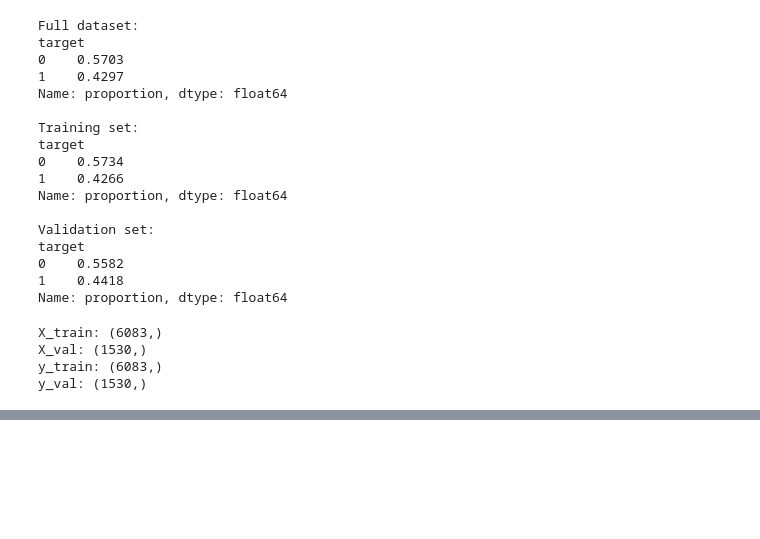
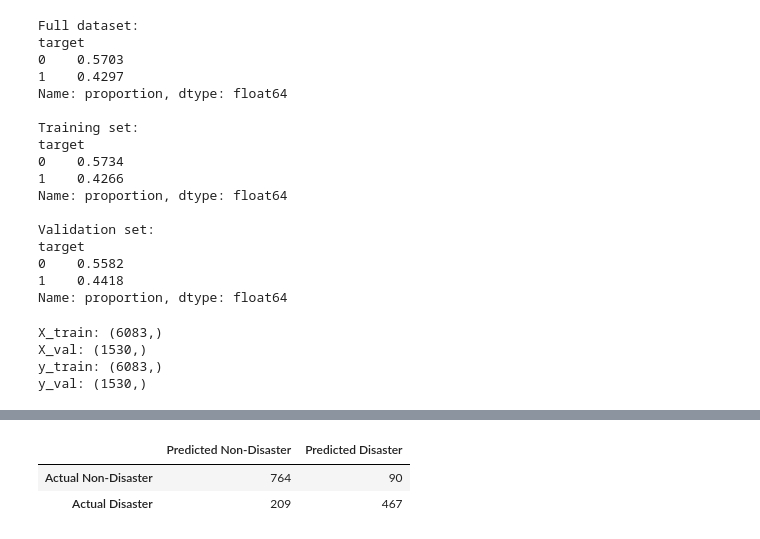
Before and after one commit to Kaviya-Balamurugan/disaster-tweets-nlp, a Jupyter notebook: notebooks/disaster_tweets_analysis.ipynb, the cells around one changed output, grey strips where cells are left out. Drawn from its saved outputs; the diff is of its cells as text; code cells hidden in the pictures; blank space fills up the shorter version.

Commit message:
Add TF-IDF logistic regression baseline

```diff
--- a/notebooks/disaster_tweets_analysis.ipynb
+++ b/notebooks/disaster_tweets_analysis.ipynb
@@ -366,0 +370,12 @@ y_val: (1530,)
+# %%
+tfidf = TfidfVectorizer(
+    lowercase=True,
+    stop_words="english",
+    max_features=10000
+)
+# %%
+X_train_tfidf = tfidf.fit_transform(X_train)
+X_val_tfidf = tfidf.transform(X_val)
+
+print("Training TF-IDF shape:", X_train_tfidf.shape)
+print("Validation TF-IDF shape:", X_val_tfidf.shape)
@@ -366,0 +385,7 @@ y_val: (1530,)
+# %%
+baseline_model = LogisticRegression(
+    max_iter=1000,
+    random_state=SEED
+)
+
+baseline_model.fit(X_train_tfidf, y_train)
@@ -366,0 +394,2 @@ y_val: (1530,)
+# %%
+y_val_pred = baseline_model.predict(X_val_tfidf)
@@ -366,0 +435,14 @@ y_val: (1530,)
+# %%
+cm = confusion_matrix(y_val, y_val_pred)
+
+cm_df = pd.DataFrame(
+    cm,
+    index=["Actual Non-Disaster", "Actual Disaster"],
+    columns=["Predicted Non-Disaster", "Predicted Disaster"]
+)
+
+cm_df
+# %% [output]
+|  | Predicted Non-Disaster | Predicted Disaster |
+| Actual Non-Disaster | 764 | 90 |
+| Actual Disaster | 209 | 467 |
```
Also changed, not shown: parts of 6 cells of this notebook.
